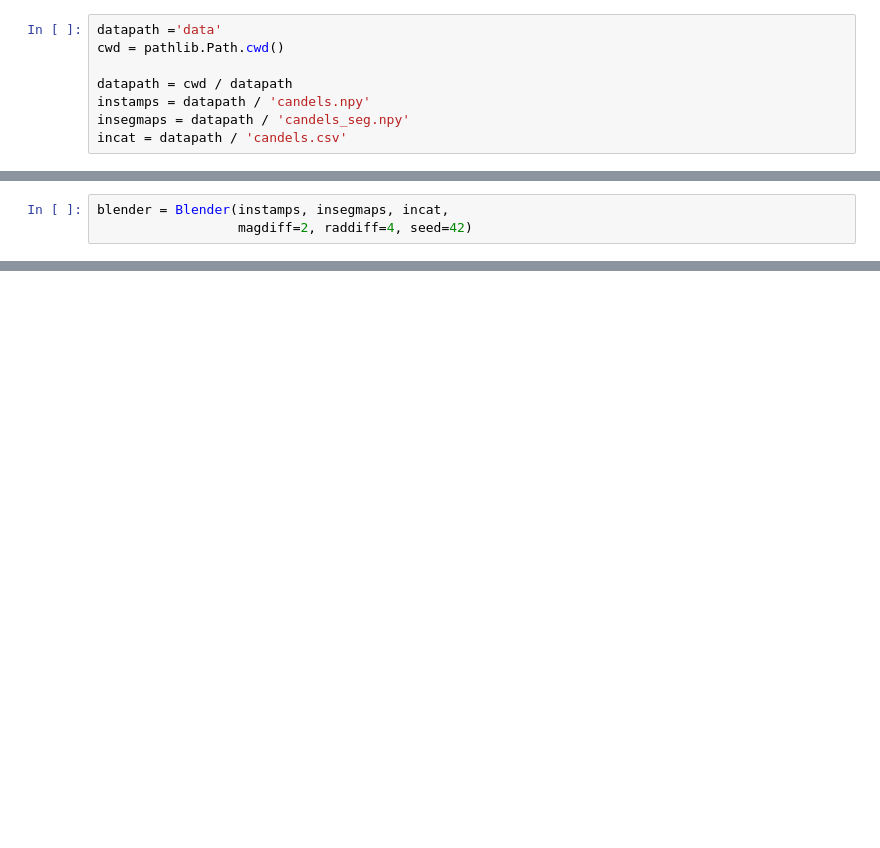
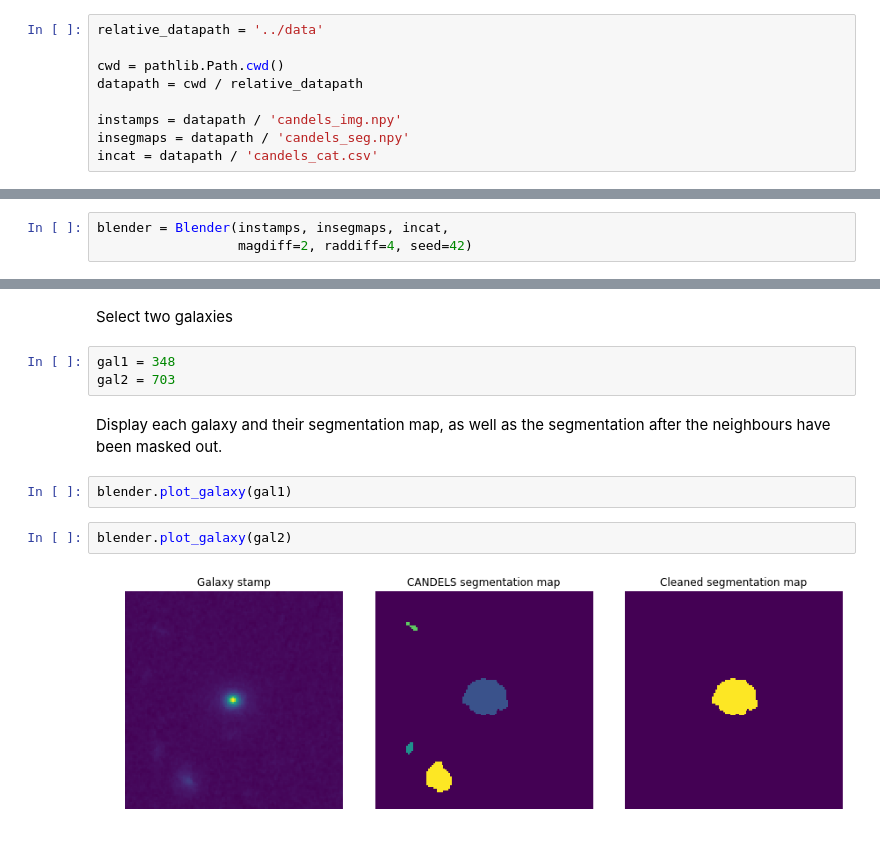
Before and after one commit to aboucaud/candels-blender, a Jupyter notebook: notebooks/manual_blender.ipynb, the cells around one changed output, grey strips where cells are left out. Saved outputs shown, nothing was run; the diff lists cells and outputs as text; blank space fills up the shorter version.

```diff
--- a/notebooks/manual_blender.ipynb
+++ b/notebooks/manual_blender.ipynb
@@ -37,8 +8,9 @@ def plot_results(blend):
 # %%
-datapath ='data'
+relative_datapath = '../data'
+
 cwd = pathlib.Path.cwd()
+datapath = cwd / relative_datapath
 
-datapath = cwd / datapath
-instamps = datapath / 'candels.npy'
+instamps = datapath / 'candels_img.npy'
 insegmaps = datapath / 'candels_seg.npy'
-incat = datapath / 'candels.csv'
+incat = datapath / 'candels_cat.csv'
@@ -93,0 +51,13 @@ cat.head()
+# %% [markdown]
+Select two galaxies
+# %%
+gal1 = 348
+gal2 = 703
+# %% [markdown]
+Display each galaxy and their segmentation map, as well as the segmentation after the neighbours have been masked out.
+# %%
+blender.plot_galaxy(gal1)
+# %%
+blender.plot_galaxy(gal2)
+# %% [output]
+[figure, added]
```
Also changed, not shown: parts of 24 cells of this notebook, 2 other files.
